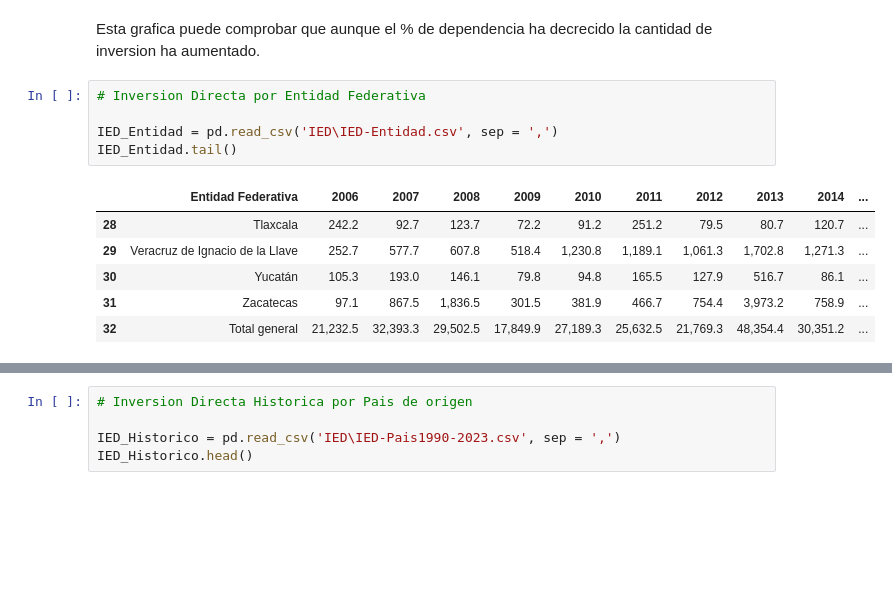
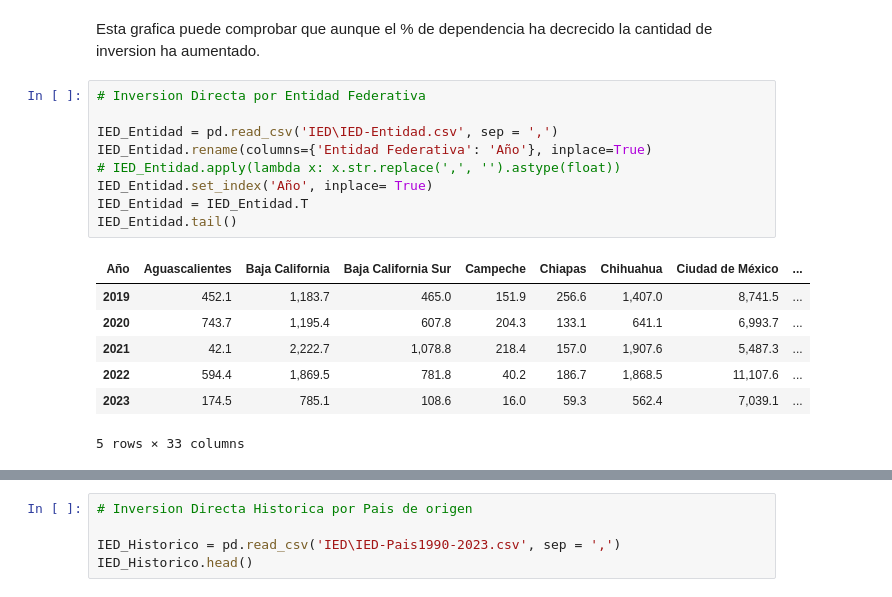
Before and after one commit to OctavioPB/Data-Analyst-Projects, a Jupyter notebook: InversionExtranjeraDirecta2023/Inversion Extranjera Directa en Mexico 2023.ipynb, the cells around one changed output, grey strips where cells are left out. Cells and saved outputs as stored; diff of their text form; blank space fills up the shorter version.

```diff
--- a/InversionExtranjeraDirecta2023/Inversion Extranjera Directa en Mexico 2023.ipynb
+++ b/InversionExtranjeraDirecta2023/Inversion Extranjera Directa en Mexico 2023.ipynb
@@ -250,12 +263,17 @@ Esta grafica puede comprobar que aunque el % de dependencia ha decrecido la cant
 # %%
 # Inversion Directa por Entidad Federativa
 
 IED_Entidad = pd.read_csv('IED\IED-Entidad.csv', sep = ',')
+IED_Entidad.rename(columns={'Entidad Federativa': 'Año'}, inplace=True)
+# IED_Entidad.apply(lambda x: x.str.replace(',', '').astype(float))
+IED_Entidad.set_index('Año', inplace= True)
+IED_Entidad = IED_Entidad.T
 IED_Entidad.tail()
 # %% [output]
-|  | Entidad Federativa | 2006 | 2007 | 2008 | 2009 | 2010 | 2011 | 2012 | 2013 | 2014 | ... |
-| 28 | Tlaxcala | 242.2 | 92.7 | 123.7 | 72.2 | 91.2 | 251.2 | 79.5 | 80.7 | 120.7 | ... |
-| 29 | Veracruz de Ignacio de la Llave | 252.7 | 577.7 | 607.8 | 518.4 | 1,230.8 | 1,189.1 | 1,061.3 | 1,702.8 | 1,271.3 | ... |
-| 30 | Yucatán | 105.3 | 193.0 | 146.1 | 79.8 | 94.8 | 165.5 | 127.9 | 516.7 | 86.1 | ... |
-| 31 | Zacatecas | 97.1 | 867.5 | 1,836.5 | 301.5 | 381.9 | 466.7 | 754.4 | 3,973.2 | 758.9 | ... |
-| 32 | Total general | 21,232.5 | 32,393.3 | 29,502.5 | 17,849.9 | 27,189.3 | 25,632.5 | 21,769.3 | 48,354.4 | 30,351.2 | ... |
+| Año | Aguascalientes | Baja California | Baja California Sur | Campeche | Chiapas | Chihuahua | Ciudad de México | ... |
+| 2019 | 452.1 | 1,183.7 | 465.0 | 151.9 | 256.6 | 1,407.0 | 8,741.5 | ... |
+| 2020 | 743.7 | 1,195.4 | 607.8 | 204.3 | 133.1 | 641.1 | 6,993.7 | ... |
+| 2021 | 42.1 | 2,222.7 | 1,078.8 | 218.4 | 157.0 | 1,907.6 | 5,487.3 | ... |
+| 2022 | 594.4 | 1,869.5 | 781.8 | 40.2 | 186.7 | 1,868.5 | 11,107.6 | ... |
+| 2023 | 174.5 | 785.1 | 108.6 | 16.0 | 59.3 | 562.4 | 7,039.1 | ... |
+5 rows × 33 columns
```
Also changed, not shown: parts of 6 cells of this notebook.
